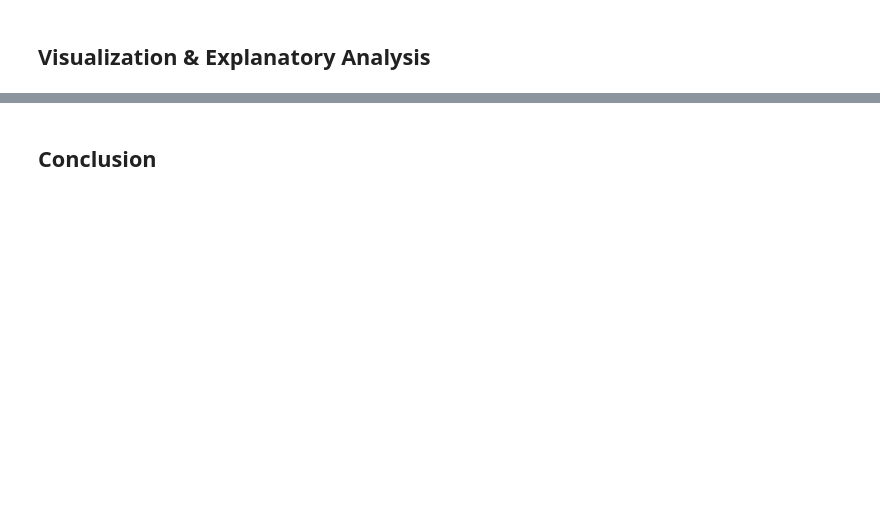
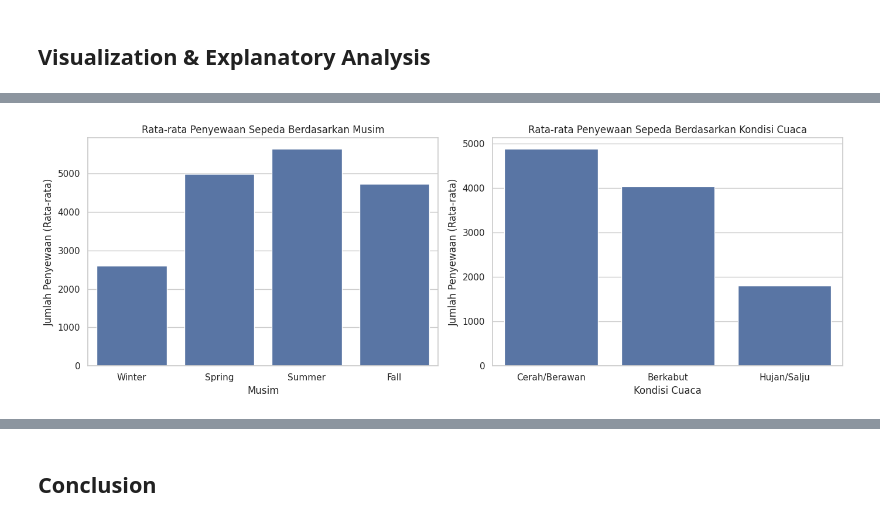
Before and after one commit to lisnarahma/Submission, a Jupyter notebook: notebook.ipynb, the cells around one changed output, grey strips where cells are left out. Cells and saved outputs as stored; diff of their text form; code cells hidden in the pictures; blank space fills up the shorter version.

```diff
--- a/notebook.ipynb
+++ b/notebook.ipynb
@@ -297,0 +366,19 @@ plt.show()
+# %%
+sns.set_theme(style="whitegrid")
+
+fig, axes = plt.subplots(1, 2, figsize=(14, 5))
+
+sns.barplot(x=["Winter", "Spring", "Summer", "Fall"], y=rent_by_season["cnt"], ax=axes[0])
+axes[0].set_title("Rata-rata Penyewaan Sepeda Berdasarkan Musim")
+axes[0].set_ylabel("Jumlah Penyewaan (Rata-rata)")
+axes[0].set_xlabel("Musim")
+
+sns.barplot(x=["Cerah/Berawan", "Berkabut", "Hujan/Salju"], y=rent_by_weather["cnt"], ax=axes[1])
+axes[1].set_title("Rata-rata Penyewaan Sepeda Berdasarkan Kondisi Cuaca")
+axes[1].set_ylabel("Jumlah Penyewaan (Rata-rata)")
+axes[1].set_xlabel("Kondisi Cuaca")
+
+plt.tight_layout()
+plt.show()
+# %% [output]
+[figure, added]
```
Also changed, not shown: parts of 28 cells of this notebook.
